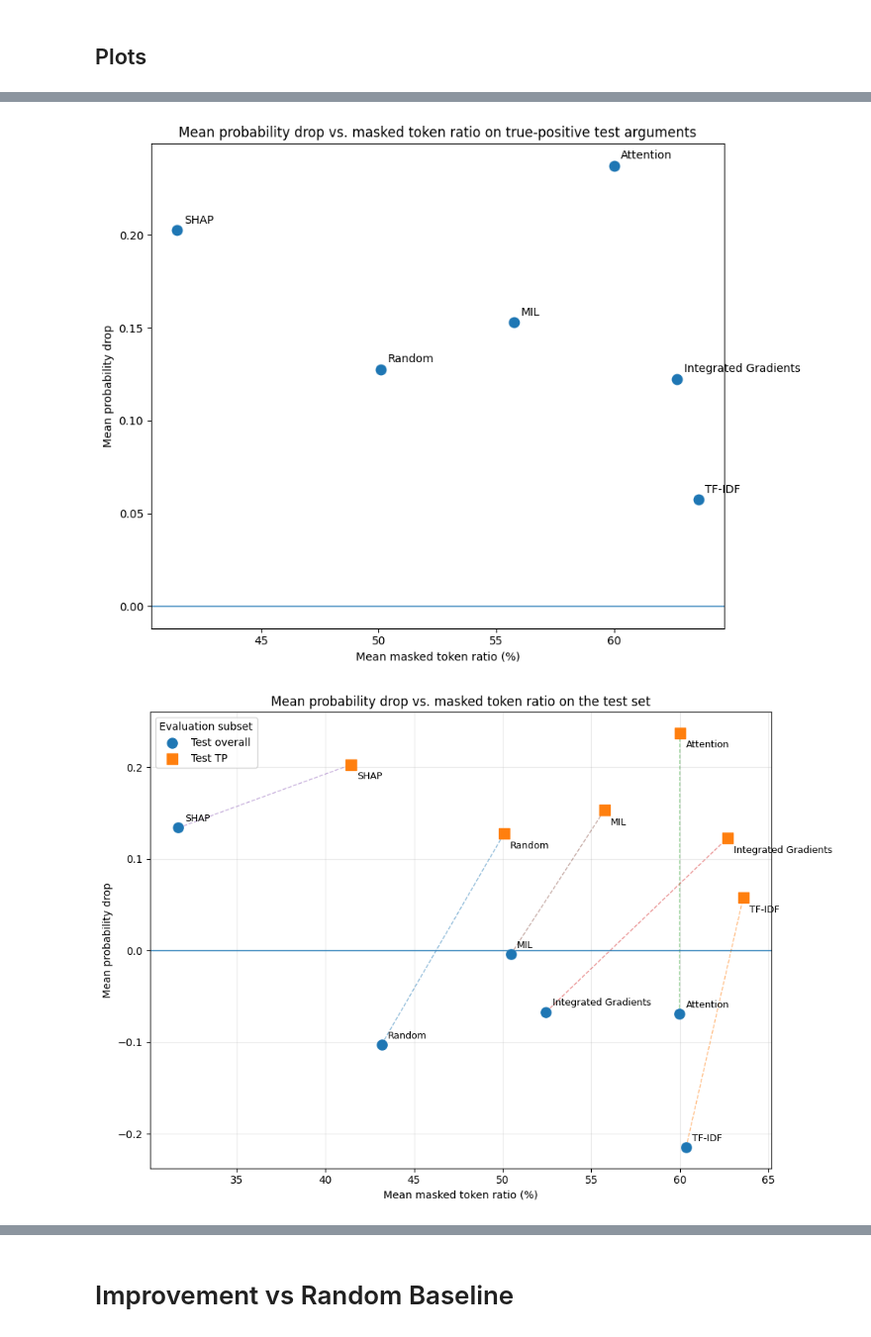
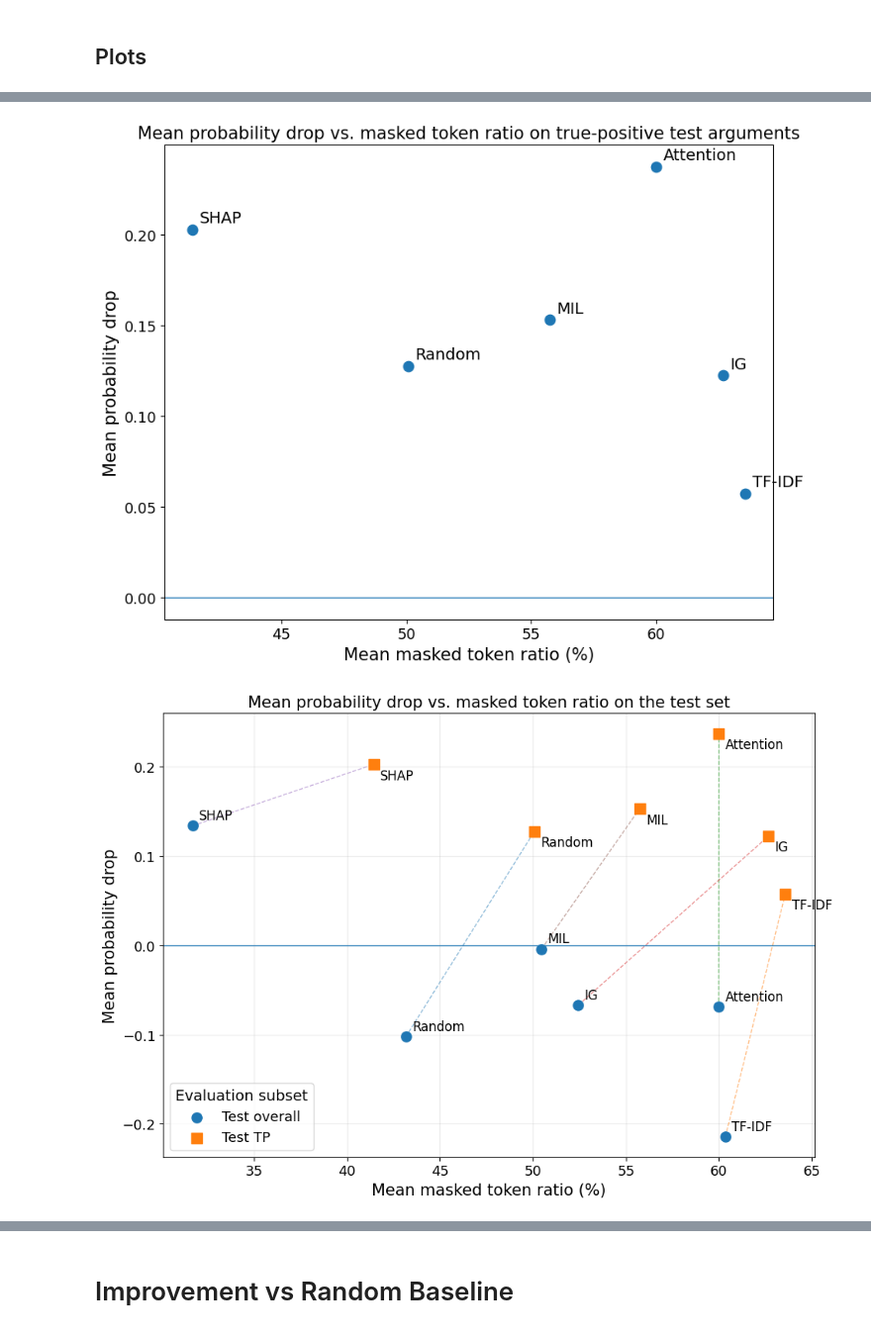
Before and after one commit to Karbs08/Localizing-Inappropriateness-in-Arguments, a Jupyter notebook: evaluation/methods_vs_baselines.ipynb, the cells around one changed output, grey strips where cells are left out. Shown at 99% size. Cells and saved outputs as stored; diff of their text form; code cells hidden in the pictures.

```diff
--- a/evaluation/methods_vs_baselines.ipynb
+++ b/evaluation/methods_vs_baselines.ipynb
@@ -30,6 +30,18 @@ if str(PROJECT_ROOT) not in sys.path:
     sys.path.insert(0, str(PROJECT_ROOT))
 
 from src.utils import probability_to_logit
+# %%
+import matplotlib.pyplot as plt
+
+plt.rcParams.update({
+    "font.size": 14,          # allgemeine Schriftgröße
+    "axes.titlesize": 15,     # Titel
+    "axes.labelsize": 15,     # x-/y-Achsenbeschriftung
+    "xtick.labelsize": 13,    # x-Ticks
+    "ytick.labelsize": 13,    # y-Ticks
+    "legend.fontsize": 13,    # Legende
+    "legend.title_fontsize": 14
+})
 # %%
 BASE_DIR = Path.cwd().parent
 RESULT_DIR = BASE_DIR / "results"
@@ -159,7 +171,7 @@ METHOD_LABELS = {
     "random": "Random",
     "tfidf": "TF-IDF",
     "attention": "Attention",
-    "ig": "Integrated Gradients",
+    "ig": "IG",
     "shap": "SHAP",
     "mil": "MIL",
 }
@@ -181,10 +193,10 @@ def save_figure(
     fig: plt.Figure,
     filename: str,
 ) -> None:
-    """Save a figure as high-resolution PNG."""
+    """Save a figure as high-resolution PDF."""
     fig.savefig(
-        PLOT_DIR / f"{filename}.png",
-        dpi=300,
+        PLOT_DIR / f"{filename}.pdf",
+        # dpi=300,
         bbox_inches="tight",
     )
 # %%
@@ -1882,7 +1894,7 @@ plot_drop_vs_masked_ratio(
     ),
 )
 # %% [output]
-[figure, old version]
+[figure, new version]
 # %%
 # ---------------------------------------------------------------------
 # Mean probability drop vs. mean masked token ratio
@@ -1990,7 +2002,7 @@ for subset_name in SUBSET_ORDER:
             ),
             xytext=style["annotation_offset"],
             textcoords="offset points",
-            fontsize=9,
+            fontsize=12,
         )
 
 
@@ -2002,34 +2014,34 @@ ax.axhline(
 ax.set_xlabel(
     "Mean masked token ratio (%)"
 )
 
 ax.set_ylabel(
     "Mean probability drop"
 )
 
 ax.set_title(
     "Mean probability drop vs. masked token ratio "
     "on the test set"
 )
 
 ax.legend(
     title="Evaluation subset"
 )
 
 ax.grid(
     alpha=0.25,
 )
 
 fig.tight_layout()
 
 save_figure(
     fig,
     "mean_probability_drop_vs_masked_ratio_test_overall_and_tp",
 )
 
 plt.show()
 # %% [output]
-[figure, old version]
+[figure, new version]
 # %%
 plot_drop_vs_masked_ratio_single_subset(
     argument_df=test_arguments,
```
Also changed, not shown: parts of 42 cells of this notebook, 1 other file.
